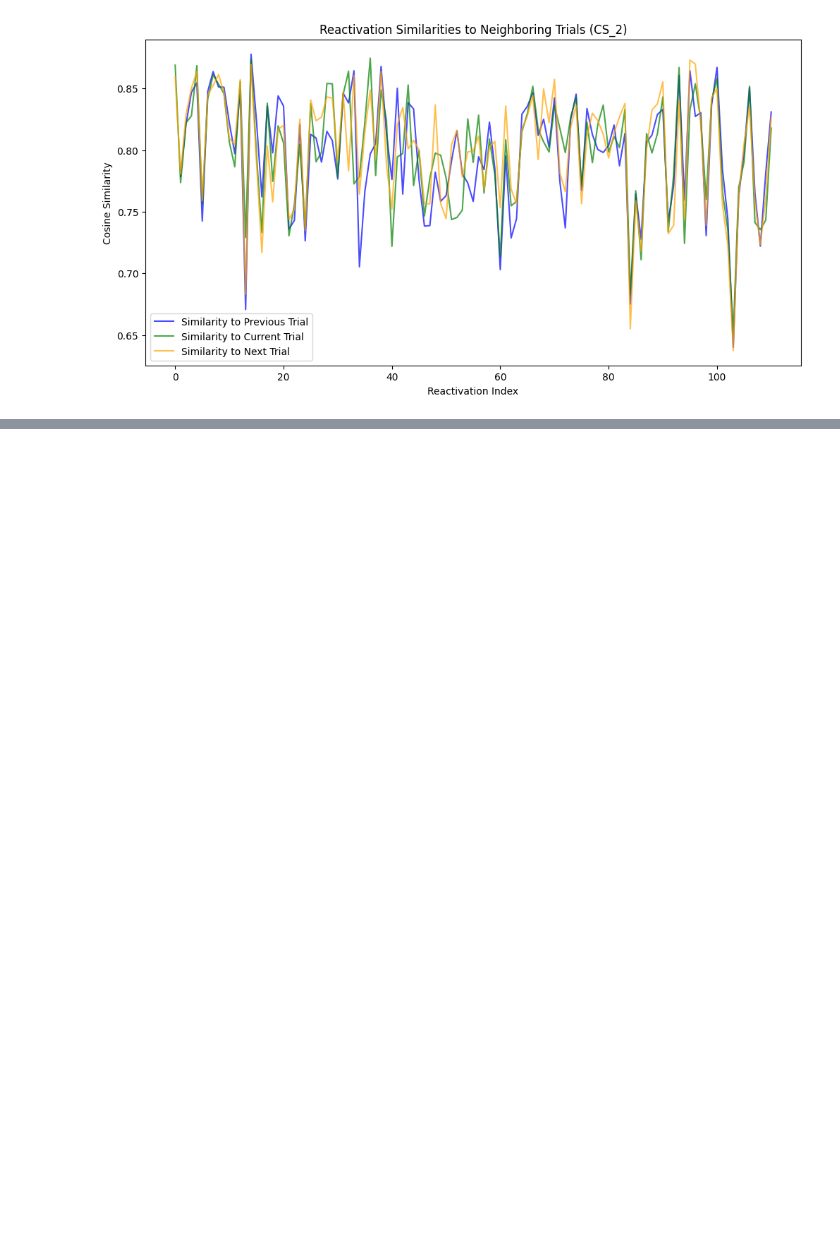
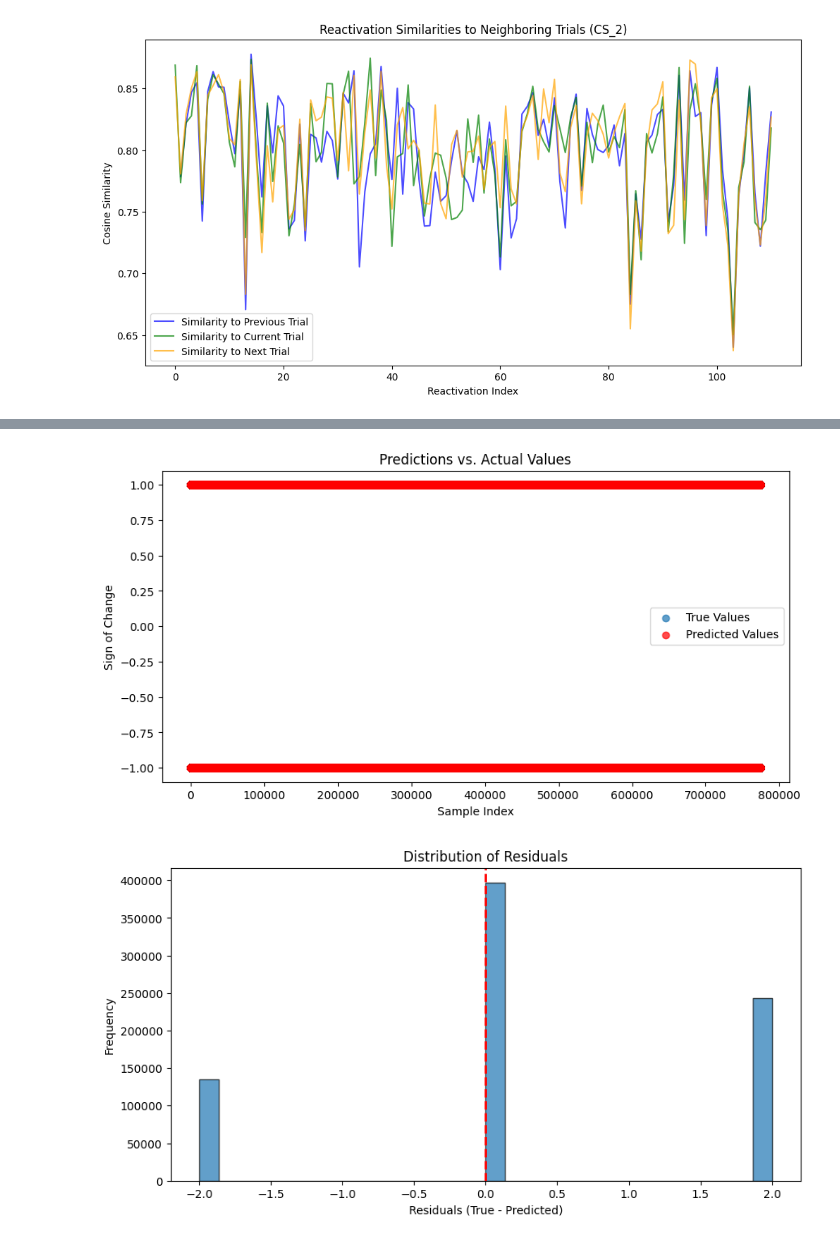
Before and after one commit to LheaLhea/representation_drift, a Jupyter notebook: direction_pred.ipynb, the cells around one changed output, grey strips where cells are left out. Saved outputs shown, nothing was run; the diff lists cells and outputs as text; code cells hidden in the pictures; blank space fills up the shorter version.

Commit message:
updated directions prediction analysis

```diff
--- a/direction_pred.ipynb
+++ b/direction_pred.ipynb
@@ -957,0 +865,19 @@ RuntimeError: mat1 and mat2 shapes cannot be multiplied (173x3124 and 1024x512)
+# %%
+# Reshape X_cs_1 and X_cs_2 into (n_samples, 1)
+X_cs_1_flat = X_cs_1.flatten().reshape(-1, 1)  # Shape: (138 * 3124, 1)
+X_cs_2_flat = X_cs_2.flatten().reshape(-1, 1)  # Shape: (110 * 3124, 1)
+print(X_cs_1_flat.shape)
+
+# Combine the datasets into X_all
+X_all = np.vstack([X_cs_1_flat, X_cs_2_flat])  # Shape: (774752, 1)
+
+# Flatten y_cs_1_clean and y_cs_2_clean into (n_samples,)
+y_cs_1_flat = y_cs_1_clean.flatten()  # Shape: (138 * 3124,)
+y_cs_2_flat = y_cs_2_clean.flatten()  # Shape: (110 * 3124,)
+
+# Combine the datasets into y_all
+y_all = np.concatenate([y_cs_1_flat, y_cs_2_flat])  # Shape: (774752,)
+
+# Check shapes
+print(f"X_all shape: {X_all.shape}")  # Should be (774752, 1)
+print(f"y_all shape: {y_all.shape}")  # Should be (774752,)
@@ -957,0 +935,55 @@ RuntimeError: mat1 and mat2 shapes cannot be multiplied (173x3124 and 1024x512)
+# %%
+from sklearn.metrics import confusion_matrix, ConfusionMatrixDisplay
+
+def visualize_model_performance(model, X_test, y_test, top_indices=None):
+    """Visualize predictions and residuals for the model."""
+    # Predictions
+    y_pred = model.predict(X_test)
+
+    # Residuals
+    residuals = y_test - y_pred
+
+    # Prediction vs. Actual
+    plt.figure(figsize=(10, 5))
+    plt.scatter(range(len(y_test)), y_test, label='True Values', alpha=0.7)
+    plt.scatter(range(len(y_pred)), y_pred, label='Predicted Values', alpha=0.7, color='red')
+    plt.title("Predictions vs. Actual Values")
+    plt.xlabel("Sample Index")
+    plt.ylabel("Sign of Change")
+    plt.legend()
+    plt.show()
+
+    # Residuals
+    plt.figure(figsize=(10, 5))
+    plt.hist(residuals, bins=30, edgecolor='black', alpha=0.7)
+    plt.title("Distribution of Residuals")
+    plt.xlabel("Residuals (True - Predicted)")
+    plt.ylabel("Frequency")
+    plt.axvline(0, color='red', linestyle='dashed', linewidth=2)
+    plt.show()
+
+    # Confusion Matrix
+    cm = confusion_matrix(y_test, y_pred)
+    disp = ConfusionMatrixDisplay(confusion_matrix=cm, display_labels=model.classes_)
+    disp.plot(cmap='Blues')
+    plt.title("Confusion Matrix")
+    plt.show()
+
+    # Top 10% Neurons (Optional)
+    if top_indices is not None:
+        X_test_top10 = X_test[:, top_indices]
+        y_test_top10 = y_test[top_indices]
+        y_pred_top10 = model.predict(X_test_top10)
+
+        print("\nTop 10% Neurons:")
+        cm_top10 = confusion_matrix(y_test_top10, y_pred_top10)
+        disp_top10 = ConfusionMatrixDisplay(confusion_matrix=cm_top10, display_labels=model.classes_)
+        disp_top10.plot(cmap='Oranges')
+        plt.title("Confusion Matrix (Top 10% Neurons)")
+        plt.show()
+
+# Example Usage (replace with actual test data)
+visualize_model_performance(model, X_all, y_all)
+# %% [output]
+[figure, added]
+[figure, added]
```
Also changed, not shown: parts of 14 cells of this notebook.
